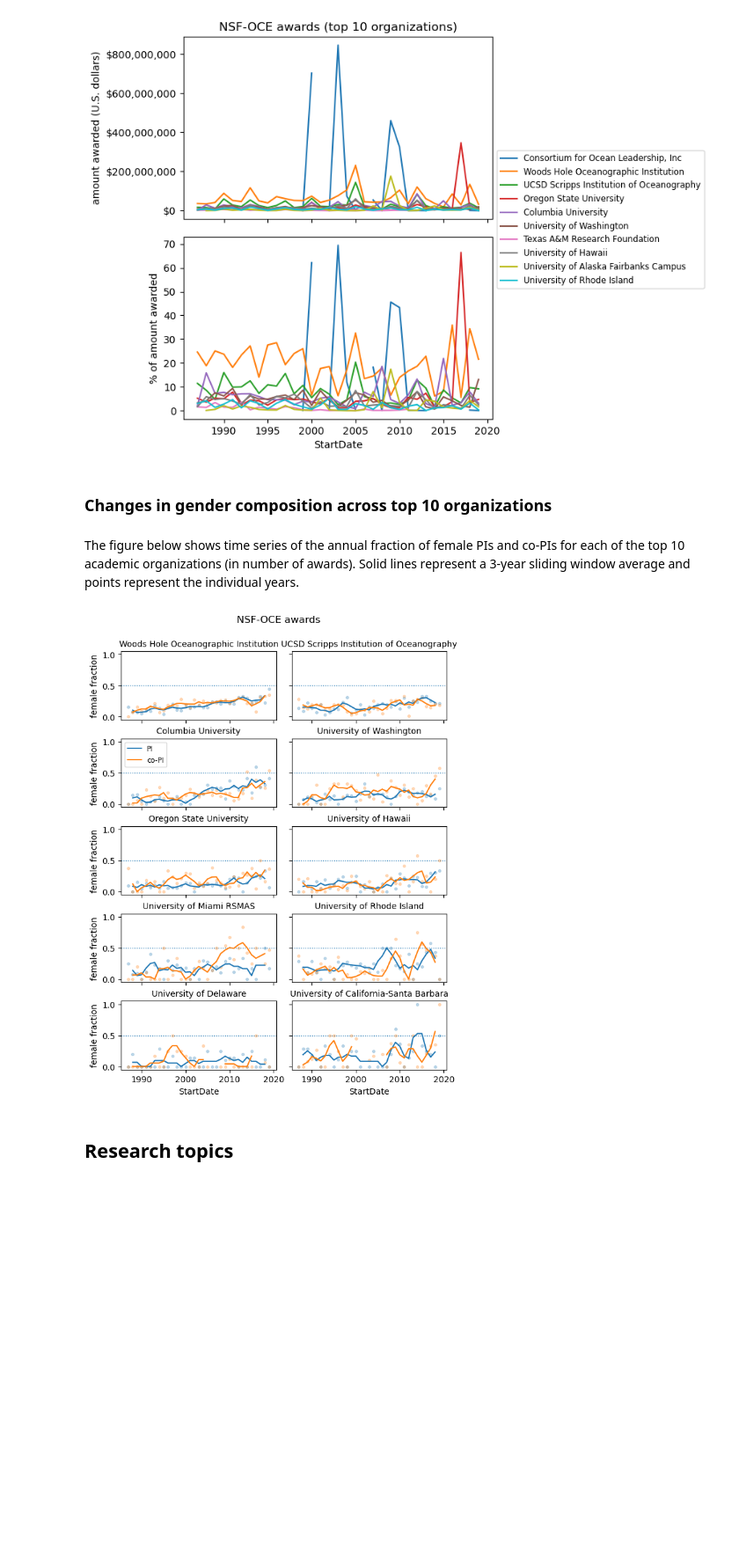
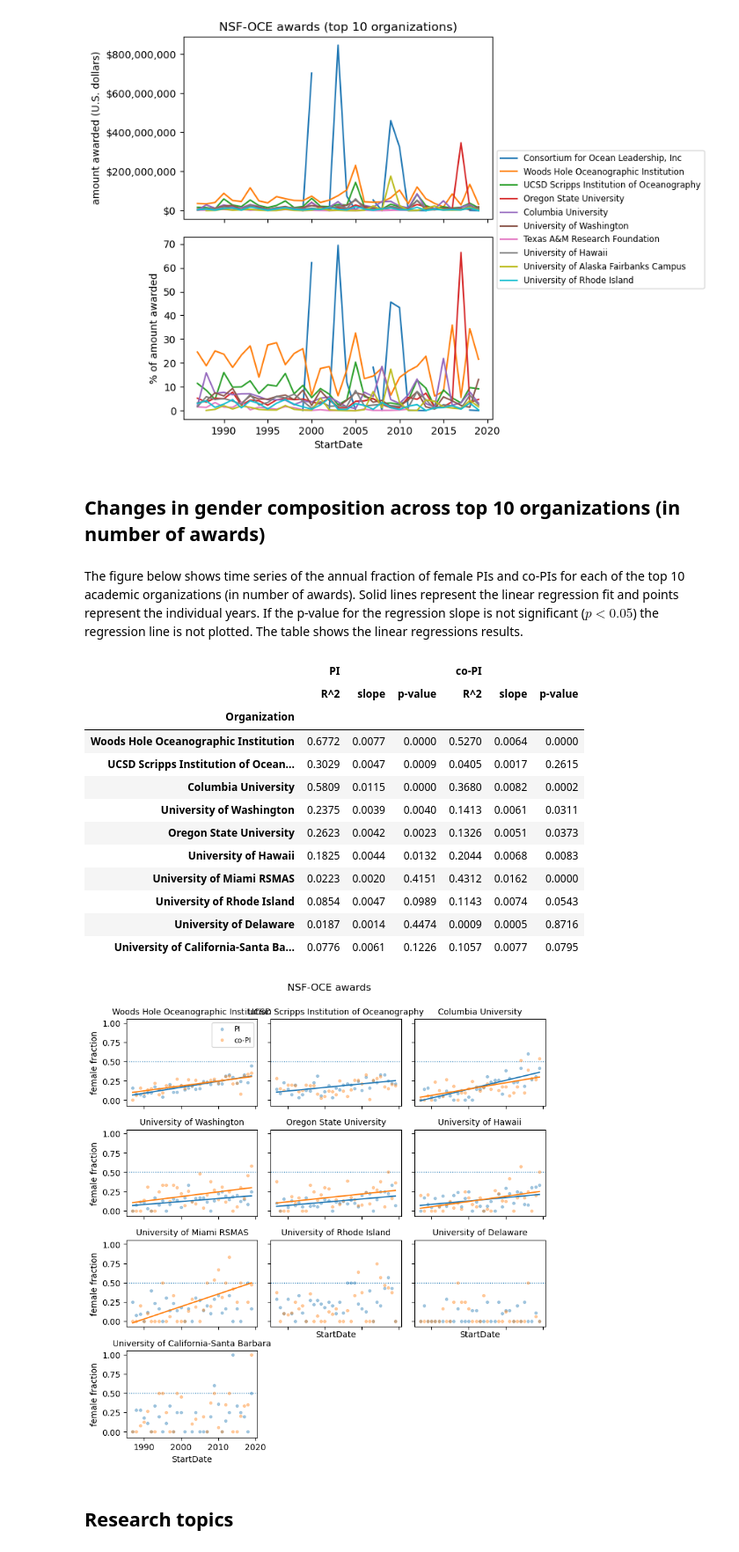
Before and after one commit to idlima/nsf-oce-gender, a Jupyter notebook: 05_analysis.ipynb, the cells around one changed output. Shown at 88% size. Saved outputs shown, nothing was run; the diff lists cells and outputs as text; code cells hidden in the pictures; blank space fills up the shorter version.

```diff
--- a/05_analysis.ipynb
+++ b/05_analysis.ipynb
@@ -212,0 +217,18 @@ strong multicollinearity or other numerical problems.
+# %%
+df  = pd.concat([df_pi,df_copi]).reset_index()
+lreg_all, X = linreg(df.year, df.fem_frac)
+fig, ax = plt.subplots()
+_ = ax.plot(df_pi.index, df_pi.fem_frac,'.', label='PI')
+_ = ax.plot(df_copi.index, df_copi.fem_frac,'.', label='co-PI')
+_ = ax.plot(df.year, lreg_all.predict(X))
+_ = ax.legend(loc='lower right')
+p, slope, rsquared = lreg_all.pvalues[1], lreg_all.params[1], lreg_all.rsquared
+a, b = lreg_all.params
+title = '$y = {:.3f} + {:.2g}\,x$'.format(a, b)
+_ = ax.text(0.025,0.95, '$p={:.2g}$'.format(p), transform=ax.transAxes, ha='left',
+            va='center', fontsize=9)
+_ = ax.text(0.025,0.88, '$R^2={:.3g}$'.format(rsquared), transform=ax.transAxes, ha='left',
+            va='center', fontsize=9)
+_ = ax.text(0.025,0.81, 'slope$={:.2g}$'.format(slope), transform=ax.transAxes, ha='left',
+            va='center', fontsize=9)
+_ = ax.set(xlabel='time', ylabel='female fraction', title=title)
@@ -479,40 +570,73 @@ _ = axs[1].set_ylabel('% of amount awarded')
 # %% [output]
 [figure]
 # %% [markdown]
-### Changes in gender composition across top 10 organizations
+## Changes in gender composition across top 10 organizations (in number of awards)
 # %% [markdown]
-The figure below shows time series of the annual fraction of female PIs and co-PIs for each of the top 10 academic organizations (in number of awards). Solid lines represent a 3-year sliding window average and points represent the individual years.
+The figure below shows time series of the annual fraction of female PIs and co-PIs for each of the top 10 academic organizations (in number of awards). Solid lines represent the linear regression fit and points represent the individual years. If the p-value for the regression slope is not significant ($p<0.05$) the regression line is not plotted. The table shows the linear regressions results.
 # %%
 # female & male fraction of PIs
 df_org = awards[awards.Organization.isin(top10_orgs.index)]
 df = df_org.groupby(['Organization',df_org.StartDate.dt.year,'PI_gender'])['Abstract'].count().unstack()
 pi_gender_by_org = df.fillna(0).divide(df.sum(axis=1), axis=0)
 
 # female & male fraction of co-PIs
 copi_gender_by_org = pd.DataFrame({'female':
                    df_org.groupby(['Organization',df_org.StartDate.dt.year])['co-PI_female_frac'].mean()})
 copi_gender_by_org['male'] = 1 - copi_gender_by_org.female
 
 female_frac_by_org = pd.DataFrame({'PI':pi_gender_by_org['female'], 'co-PI': copi_gender_by_org['female']})
 
-fig, axs = plt.subplots(5, 2, sharex=True, sharey=True, figsize=(7, 9))
+# fig, axs = plt.subplots(5, 2, sharex=True, sharey=True, figsize=(7, 9))
+fig, axs = plt.subplots(4, 3, sharex=True, sharey=True, figsize=(9, 9))
+fig.delaxes(axs[3,1])
+fig.delaxes(axs[3,2])
 fig.subplots_adjust(hspace=0.275, wspace=0.1, top=0.9)
+params = []
 for ax, org in zip(axs.ravel(), top10_orgs.index):
-    if org == 'Columbia University':
+    if org == 'Woods Hole Oceanographic Institution':
         legend = True
     else:
         legend=False
-    _ = female_frac_by_org.loc[org].plot(ax=ax, style=['C0.','C1.'], legend=False, alpha=alpha)
-    _ = female_frac_by_org.loc[org].rolling(nn,center=True).mean().plot(ax=ax, legend=legend)
+    _ = female_frac_by_org.loc[org].plot(ax=ax, style=['C0.','C1.'], legend=legend, alpha=alpha)
+#     _ = female_frac_by_org.loc[org].rolling(nn,center=True).mean().plot(ax=ax, legend=legend)
+
+    reg1, X = linreg(female_frac_by_org.loc[org].index, female_frac_by_org.loc[org].PI)
+    if reg1.pvalues[1]<0.05:
+        _ = ax.plot(female_frac_by_org.loc[org].index, reg1.predict(X), 'C0')
+    reg2, X = linreg(female_frac_by_org.loc[org].dropna().index, female_frac_by_org.loc[org,'co-PI'].dropna())
+    if reg2.pvalues[1]<0.05:
+        _ = ax.plot(female_frac_by_org.loc[org].dropna().index, reg2.predict(X), 'C1')
+
+    params.append([reg1.rsquared,reg1.params[1],reg1.pvalues[1],reg2.rsquared,reg2.params[1],reg2.pvalues[1]])
+#     print('{}\n\tPI:\tp={:.3f}, slope={:.4f}, R^2={:.3f}\n\tco-PI:\tp={:.3f}, slope={:.4f}, R^2={:.3f}'.format(org,reg1.pvalues[1],
+#                                                                                                              reg1.params[1],reg1.rsquared,
+#                                                                                                              reg2.pvalues[1], reg2.params[1],
+#                                                                                                              reg2.rsquared))
     _ = ax.set_title(org, fontsize=10)
     x0, x1 = ax.get_xlim()
     _ = ax.hlines(0.5, x0, x1, linestyles='dotted', linewidth=1)
     _ = ax.set_xlim(x0,x1)
-for i in range(5):
+for i in range(4):
     _ = axs[i,0].set_ylabel('female fraction')
 _ = fig.text(0.5,0.95,'NSF-OCE awards', ha='center', va='bottom', fontsize=12)
+
+lr_stats = pd.DataFrame(np.array(params), index=top10_orgs.index, columns=[['PI','PI','PI','co-PI','co-PI','co-PI'],['R^2','slope','p-value','R^2','slope','p-value']])
+lr_stats.style.format('{:.4f}', subset=['PI','co-PI'])
 # %% [output]
+|  | PI |  |  | co-PI |  |  |
+|  | R^2 | slope | p-value | R^2 | slope | p-value |
+| Organization |  |  |  |  |  |  |
+| Woods Hole Oceanographic Institution | 0.6772 | 0.0077 | 0.0000 | 0.5270 | 0.0064 | 0.0000 |
+| UCSD Scripps Institution of Ocean... | 0.3029 | 0.0047 | 0.0009 | 0.0405 | 0.0017 | 0.2615 |
+| Columbia University | 0.5809 | 0.0115 | 0.0000 | 0.3680 | 0.0082 | 0.0002 |
+| University of Washington | 0.2375 | 0.0039 | 0.0040 | 0.1413 | 0.0061 | 0.0311 |
+| Oregon State University | 0.2623 | 0.0042 | 0.0023 | 0.1326 | 0.0051 | 0.0373 |
+| University of Hawaii | 0.1825 | 0.0044 | 0.0132 | 0.2044 | 0.0068 | 0.0083 |
+| University of Miami RSMAS | 0.0223 | 0.0020 | 0.4151 | 0.4312 | 0.0162 | 0.0000 |
+| University of Rhode Island | 0.0854 | 0.0047 | 0.0989 | 0.1143 | 0.0074 | 0.0543 |
+| University of Delaware | 0.0187 | 0.0014 | 0.4474 | 0.0009 | 0.0005 | 0.8716 |
+| University of California-Santa Ba... | 0.0776 | 0.0061 | 0.1226 | 0.1057 | 0.0077 | 0.0795 |
-[figure, old version]
+[figure, new version]
 # %% [markdown]
 ## Research topics
 # %% [markdown]
```
Also changed, not shown: parts of 28 cells of this notebook.
